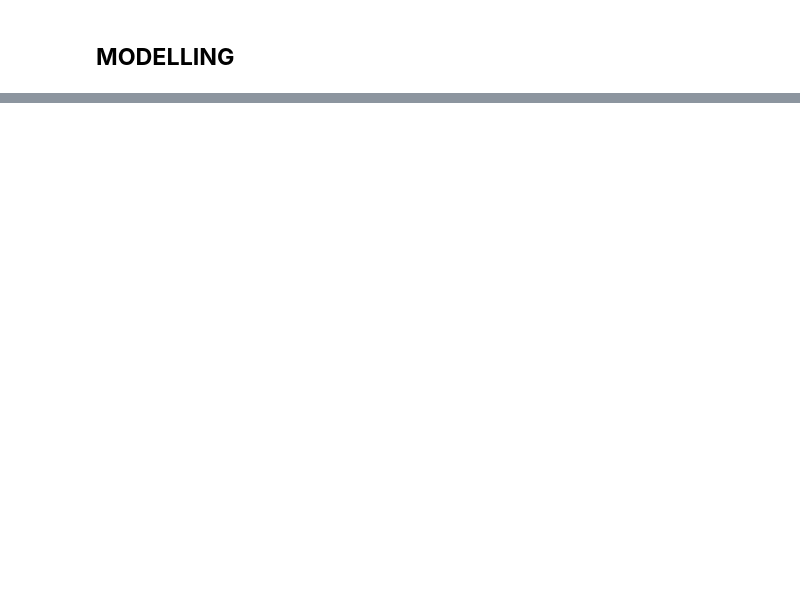
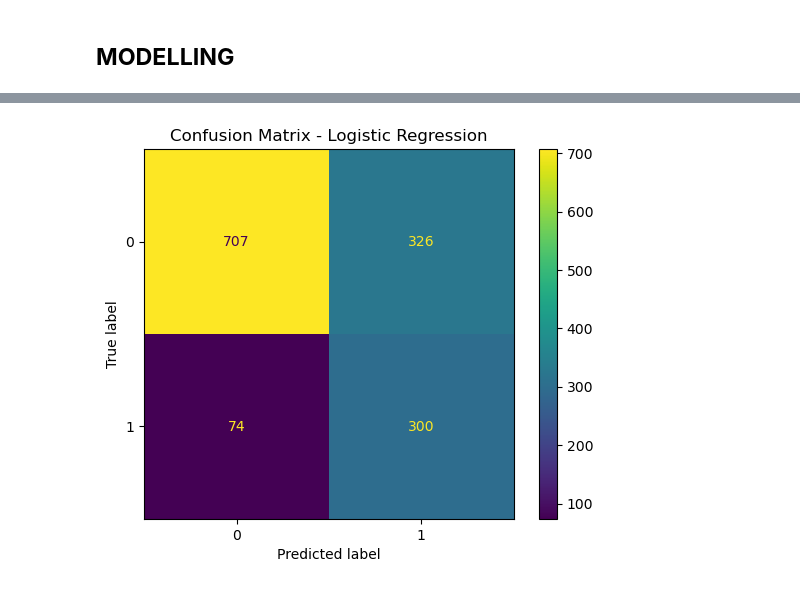
Before and after one commit to Daniel-Muruthi/telecom-churn-prediction, a Jupyter notebook: index.ipynb, the cells around one changed output, grey strips where cells are left out. Cells and saved outputs as stored; diff of their text form; code cells hidden in the pictures; blank space fills up the shorter version.

Commit message:
This will add the baseline model logistic regression

```diff
--- a/index.ipynb
+++ b/index.ipynb
@@ -405,2 +376,15 @@ X_test[numeric_cols] = scaler.transform(X_test[numeric_cols])
+# %%
+# The remaining categorical features/columns
+
+categorical_cols = ["gender","InternetService","Contract","PaymentMethod"]
+
+# Create preprocessor for the pipeline
+
+preprocessor = ColumnTransformer(
+    transformers=[
+        ('num', StandardScaler(), numeric_cols),
+        ('cat', OneHotEncoder(drop='first', handle_unknown='ignore'), categorical_cols)
+    ]
+)
 # %% [markdown]
 ## **MODELLING**
@@ -406,0 +422,17 @@ X_test[numeric_cols] = scaler.transform(X_test[numeric_cols])
+# %%
+# Test Set Evaluation
+
+# Fit model
+lr_pipeline.fit(X_train, y_train)
+
+# Predict
+lr_pred = lr_pipeline.predict(X_test)
+lr_proba = lr_pipeline.predict_proba(X_test)[:,1]
+
+print("\n=== Test Performance: Logistic Regression ===")
+print(f"ROC AUC : {roc_auc_score(y_test, lr_proba):.3f}")
+print(f"Precision: {precision_score(y_test, lr_pred):.3f}")
+print(f"Recall   : {recall_score(y_test, lr_pred):.3f}")
+print(f"F1 Score : {f1_score(y_test, lr_pred):.3f}")
+print(f"Accuracy : {accuracy_score(y_test, lr_pred):.3f}")
+print("\nClassification Report:\n", classification_report(y_test, lr_pred, target_names=['No Churn', 'Churn']))
@@ -406,0 +456,9 @@ X_test[numeric_cols] = scaler.transform(X_test[numeric_cols])
+# %%
+# Confusion Matrix for Logistic Regression
+cm_logreg = confusion_matrix(y_test, lr_pred)
+cm_logreg_display = ConfusionMatrixDisplay(confusion_matrix=cm_logreg, display_labels=lr_pipeline.classes_)
+cm_logreg_display.plot()
+plt.title("Confusion Matrix - Logistic Regression")
+plt.show();
+# %% [output]
+[figure, added]
```
Also changed, not shown: parts of 7 cells of this notebook.
